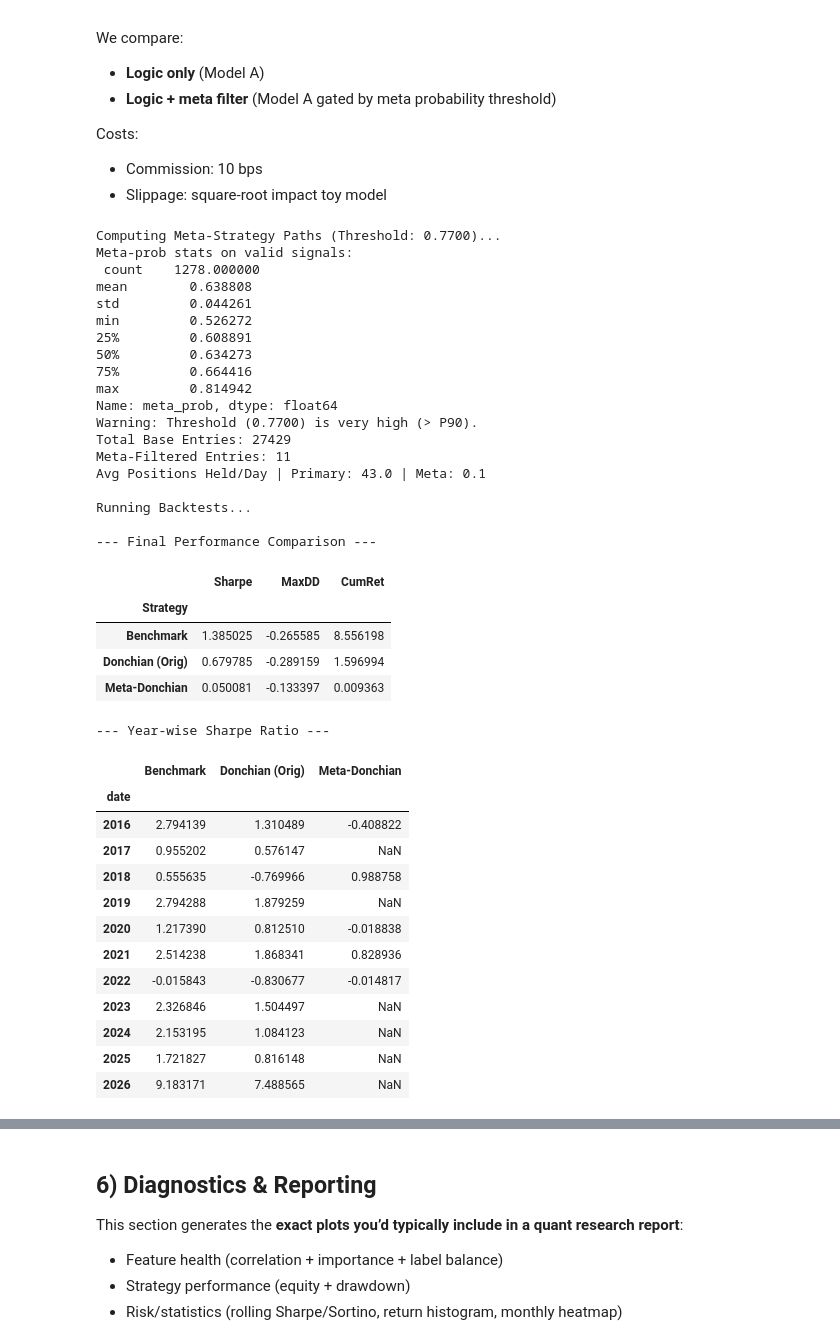
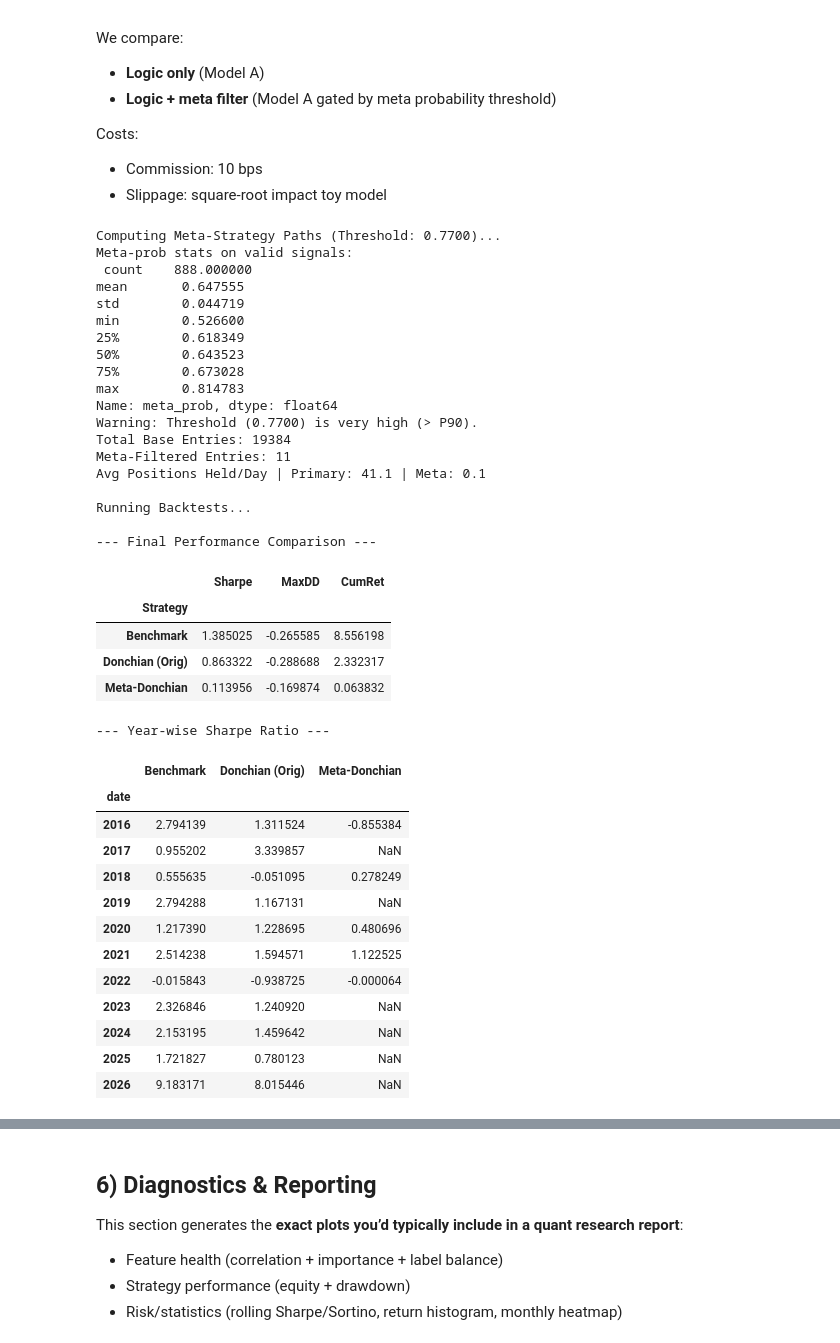
Before and after one commit to zyxro/algorithmic-trading, a Jupyter notebook: notebooks/00_end_to_end_pipeline.ipynb, the cells around one changed output, grey strips where cells are left out. Cells and saved outputs as stored; diff of their text form; code cells hidden in the pictures.

```diff
--- a/notebooks/00_end_to_end_pipeline.ipynb
+++ b/notebooks/00_end_to_end_pipeline.ipynb
@@ -211,11 +211,11 @@ print("Calculating 'Donchian Trend' indicators...")
 # Donchian Channels
 # 20-day High (Entry basis) and 10-day Low (Exit basis)
 # Transform ensures metrics are calculated per-ticker
-df['don_high_20'] = df.groupby('ticker')['high'].transform(lambda x: x.rolling(10).max())
-df['don_low_10']  = df.groupby('ticker')['low'].transform(lambda x: x.rolling(5).min())
+df['don_high_20'] = df.groupby('ticker')['high'].transform(lambda x: x.rolling(20).max())
+df['don_low_10']  = df.groupby('ticker')['low'].transform(lambda x: x.rolling(10).min())
 
 # SMA 100 (Trend Filter)
-df['sma_100'] = df.groupby('ticker')['close'].transform(lambda x: x.rolling(30).mean())
+df['sma_100'] = df.groupby('ticker')['close'].transform(lambda x: x.rolling(100).mean())
 
 df['rsi_14'] = df.groupby('ticker')['close'].transform(lambda x: calc_rsi(x, 14))
 
@@ -766,9 +766,9 @@ from sklearn.ensemble import RandomForestClassifier
 import matplotlib.pyplot as plt
 
 # --- Rolling window parameters (override by setting globals before running this cell) ---
-DON_ENTRY_WINDOW = int(globals().get("DON_ENTRY_WINDOW", 10))
-DON_EXIT_WINDOW = int(globals().get("DON_EXIT_WINDOW", 5))
-SMA_WINDOW = int(globals().get("SMA_WINDOW", 30))
+DON_ENTRY_WINDOW = int(globals().get("DON_ENTRY_WINDOW", 20))
+DON_EXIT_WINDOW = int(globals().get("DON_EXIT_WINDOW", 10))
+SMA_WINDOW = int(globals().get("SMA_WINDOW", 100))
 
 DON_HIGH_COL = f"_don_high_{DON_ENTRY_WINDOW}"
 DON_LOW_COL = f"_don_low_{DON_EXIT_WINDOW}"
@@ -1021,11 +1021,11 @@ cv = CPCVPurgedKFold(n_splits=6, n_test_splits=2, embargo_days=1)
 
 params = dict(
     n_estimators=1000,
-    max_depth=5,
-    min_samples_leaf=40,
-    min_samples_split=80,
+    max_depth=3,
+    min_samples_leaf=50,
+    min_samples_split=50,
     max_features="sqrt",
-    class_weight="balanced_subsample",
+    class_weight="balanced",
     bootstrap=True,
     random_state=42,
     n_jobs=-1
@@ -1214,9 +1214,9 @@ df["date"] = pd.to_datetime(df["date"])
 df = df.sort_values(["date", "ticker"]).reset_index(drop=True)
 
 # Indicators
-df['_don_high_20'] = df.groupby('ticker')['high'].transform(lambda x: x.shift(1).rolling(10).max())
-df['_don_low_10']  = df.groupby('ticker')['low'].transform(lambda x: x.shift(1).rolling(5).min())
-df['_sma_100'] = df.groupby('ticker')['close'].transform(lambda x: x.rolling(30).mean())
+df['_don_high_20'] = df.groupby('ticker')['high'].transform(lambda x: x.shift(1).rolling(20).max())
+df['_don_low_10']  = df.groupby('ticker')['low'].transform(lambda x: x.shift(1).rolling(10).min())
+df['_sma_100'] = df.groupby('ticker')['close'].transform(lambda x: x.rolling(100).mean())
 
 entry_cond =  (df['close'] > df['_sma_100']) & (df['close'] > df['_don_high_20'])
 exit_cond = (df['close'] < df['_don_low_10'])
@@ -1336,56 +1336,56 @@ metrics_df = pd.DataFrame(metrics).set_index("Strategy")
 print("\n--- Final Performance Comparison ---")
 display(metrics_df)
 
 print("\n--- Year-wise Sharpe Ratio ---")
 yearly_sharpe_df = pd.DataFrame(yearly_sharpes)
 display(yearly_sharpe_df)
 
 # Store for Plotting
 eq_logic = res_primary["equity"]
 eq_meta = res_meta["equity"]
 eq_bh = res_bh["equity"]
 r_logic = res_primary["returns"]
 r_meta = res_meta["returns"]
 THRESH = float(global_thr)
 # %% [output]
 Computing Meta-Strategy Paths (Threshold: 0.7700)...
 Meta-prob stats on valid signals:
- count    1278.000000
-mean        0.638808
-std         0.044261
-min         0.526272
-25%         0.608891
-50%         0.634273
-75%         0.664416
-max         0.814942
+ count    888.000000
+mean       0.647555
+std        0.044719
+min        0.526600
+25%        0.618349
+50%        0.643523
+75%        0.673028
+max        0.814783
 Name: meta_prob, dtype: float64
 Warning: Threshold (0.7700) is very high (> P90).
-Total Base Entries: 27429
+Total Base Entries: 19384
 Meta-Filtered Entries: 11
-Avg Positions Held/Day | Primary: 43.0 | Meta: 0.1
+Avg Positions Held/Day | Primary: 41.1 | Meta: 0.1
 
 Running Backtests...
 
 --- Final Performance Comparison ---
 |  | Sharpe | MaxDD | CumRet |
 | Strategy |  |  |  |
 | Benchmark | 1.385025 | -0.265585 | 8.556198 |
-| Donchian (Orig) | 0.679785 | -0.289159 | 1.596994 |
-| Meta-Donchian | 0.050081 | -0.133397 | 0.009363 |
+| Donchian (Orig) | 0.863322 | -0.288688 | 2.332317 |
+| Meta-Donchian | 0.113956 | -0.169874 | 0.063832 |
 --- Year-wise Sharpe Ratio ---
 |  | Benchmark | Donchian (Orig) | Meta-Donchian |
 | date |  |  |  |
-| 2016 | 2.794139 | 1.310489 | -0.408822 |
-| 2017 | 0.955202 | 0.576147 | NaN |
-| 2018 | 0.555635 | -0.769966 | 0.988758 |
-| 2019 | 2.794288 | 1.879259 | NaN |
-| 2020 | 1.217390 | 0.812510 | -0.018838 |
-| 2021 | 2.514238 | 1.868341 | 0.828936 |
-| 2022 | -0.015843 | -0.830677 | -0.014817 |
-| 2023 | 2.326846 | 1.504497 | NaN |
-| 2024 | 2.153195 | 1.084123 | NaN |
-| 2025 | 1.721827 | 0.816148 | NaN |
-| 2026 | 9.183171 | 7.488565 | NaN |
+| 2016 | 2.794139 | 1.311524 | -0.855384 |
+| 2017 | 0.955202 | 3.339857 | NaN |
+| 2018 | 0.555635 | -0.051095 | 0.278249 |
+| 2019 | 2.794288 | 1.167131 | NaN |
+| 2020 | 1.217390 | 1.228695 | 0.480696 |
+| 2021 | 2.514238 | 1.594571 | 1.122525 |
+| 2022 | -0.015843 | -0.938725 | -0.000064 |
+| 2023 | 2.326846 | 1.240920 | NaN |
+| 2024 | 2.153195 | 1.459642 | NaN |
+| 2025 | 1.721827 | 0.780123 | NaN |
+| 2026 | 9.183171 | 8.015446 | NaN |
 # %%
 import matplotlib.pyplot as plt
 import pandas as pd
```
Also changed, not shown: parts of 5 cells of this notebook, 10 other files.
